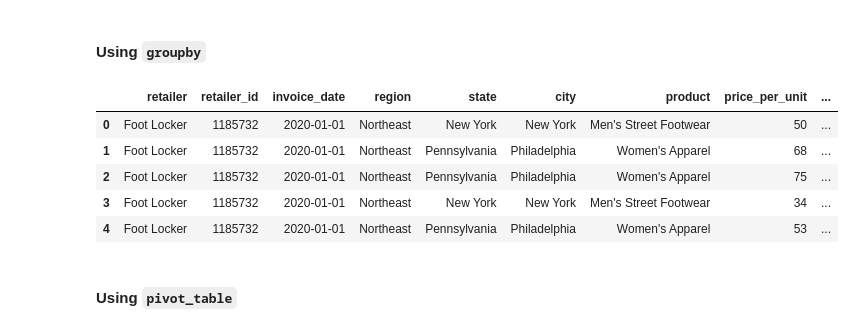
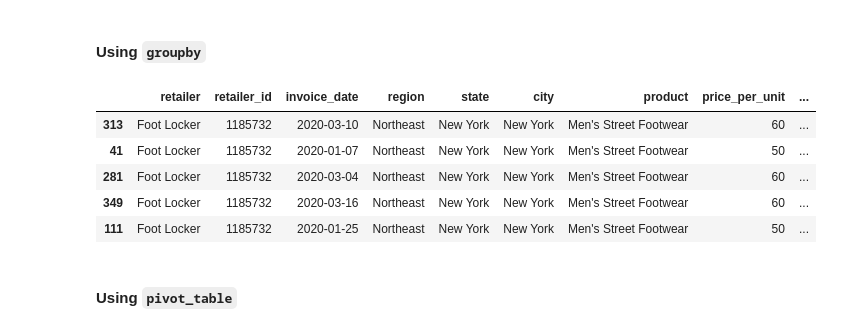
Before and after one commit to UDoWhile/athletic_sales_analysis, a Jupyter notebook: athletic_sales_analysis_starter_code.ipynb, the cells around one changed output. Saved outputs shown, nothing was run; the diff lists cells and outputs as text; code cells hidden in the pictures.

```diff
--- a/athletic_sales_analysis_starter_code.ipynb
+++ b/athletic_sales_analysis_starter_code.ipynb
@@ -97,7 +97,7 @@ RangeIndex(start=0, stop=8346, step=1)
 #### Combine the sales data by rows.
 # %%
 # Combine the 2020 and 2021 sales DataFrames on the rows and reset the index.
-reindexed_athletic_sales_df = pd.concat([athletic_sales_2020_df,athletic_sales_2021_df], ignore_index = True)
+reindexed_athletic_sales_df = pd.concat([athletic_sales_2020_df,athletic_sales_2021_df], axis = "rows", join = "inner", ignore_index = True)
 reindexed_athletic_sales_df
 # %% [output]
 |  | retailer | retailer_id | invoice_date | region | state | city | product | price_per_unit | units_sold | ... |
@@ -150,7 +150,7 @@ dtype: object
 # %%
 # Convert the "invoice_date" to a datetime datatype
 #df['date'] = pd.to_datetime(df['date']) from https://saturncloud.io/blog/converting-object-column-in-pandas-dataframe-to-datetime-a-data-scientists-guide/
-reindexed_athletic_sales_df['invoice_date'] = pd.to_datetime(reindexed_athletic_sales_df['invoice_date'])#, format='%Y/%m/%d')
+reindexed_athletic_sales_df['invoice_date'] = pd.to_datetime(reindexed_athletic_sales_df['invoice_date'], errors = "coerce")#, format='%Y/%m/%d')
 reindexed_athletic_sales_df.head()
 # %% [output]
 |  | retailer | retailer_id | invoice_date | region | state | city | product | price_per_unit | units_sold | ... |
@@ -173,21 +173,22 @@ datetime64[ns]
 # %%
 # Show the number products sold for region, state, and city.
 # Rename the sum to "Total_Products_Sold".
 
-groupedby_athletic_sales_df = reindexed_athletic_sales_df.groupby(['region', 'state', 'city'])
+groupedby_athletic_sales_df = reindexed_athletic_sales_df.groupby(['region', 'state', 'city'])["units_sold"].agg(Total_Products_Sold = ("sum"))
 groupedby_athletic_sales_df = reindexed_athletic_sales_df.rename(columns={'units_sold': 'Total_Products_Sold'})
 
 groupedby_athletic_sales_df.head()
 
 
 # Show the top 5 results.
+groupedby_athletic_sales_df.sort_values(by=(["Total_Products_Sold"]),ascending = False).head()
 # %% [output]
 |  | retailer | retailer_id | invoice_date | region | state | city | product | price_per_unit | ... |
-| 0 | Foot Locker | 1185732 | 2020-01-01 | Northeast | New York | New York | Men's Street Footwear | 50 | ... |
-| 1 | Foot Locker | 1185732 | 2020-01-01 | Northeast | Pennsylvania | Philadelphia | Women's Apparel | 68 | ... |
-| 2 | Foot Locker | 1185732 | 2020-01-01 | Northeast | Pennsylvania | Philadelphia | Women's Apparel | 75 | ... |
-| 3 | Foot Locker | 1185732 | 2020-01-01 | Northeast | New York | New York | Men's Street Footwear | 34 | ... |
-| 4 | Foot Locker | 1185732 | 2020-01-01 | Northeast | Pennsylvania | Philadelphia | Women's Apparel | 53 | ... |
+| 313 | Foot Locker | 1185732 | 2020-03-10 | Northeast | New York | New York | Men's Street Footwear | 60 | ... |
+| 41 | Foot Locker | 1185732 | 2020-01-07 | Northeast | New York | New York | Men's Street Footwear | 50 | ... |
+| 281 | Foot Locker | 1185732 | 2020-03-04 | Northeast | New York | New York | Men's Street Footwear | 60 | ... |
+| 349 | Foot Locker | 1185732 | 2020-03-16 | Northeast | New York | New York | Men's Street Footwear | 60 | ... |
+| 111 | Foot Locker | 1185732 | 2020-01-25 | Northeast | New York | New York | Men's Street Footwear | 50 | ... |
 # %% [markdown]
 #### Using `pivot_table`
 # %%
```
Also changed, not shown: parts of 11 cells of this notebook.
